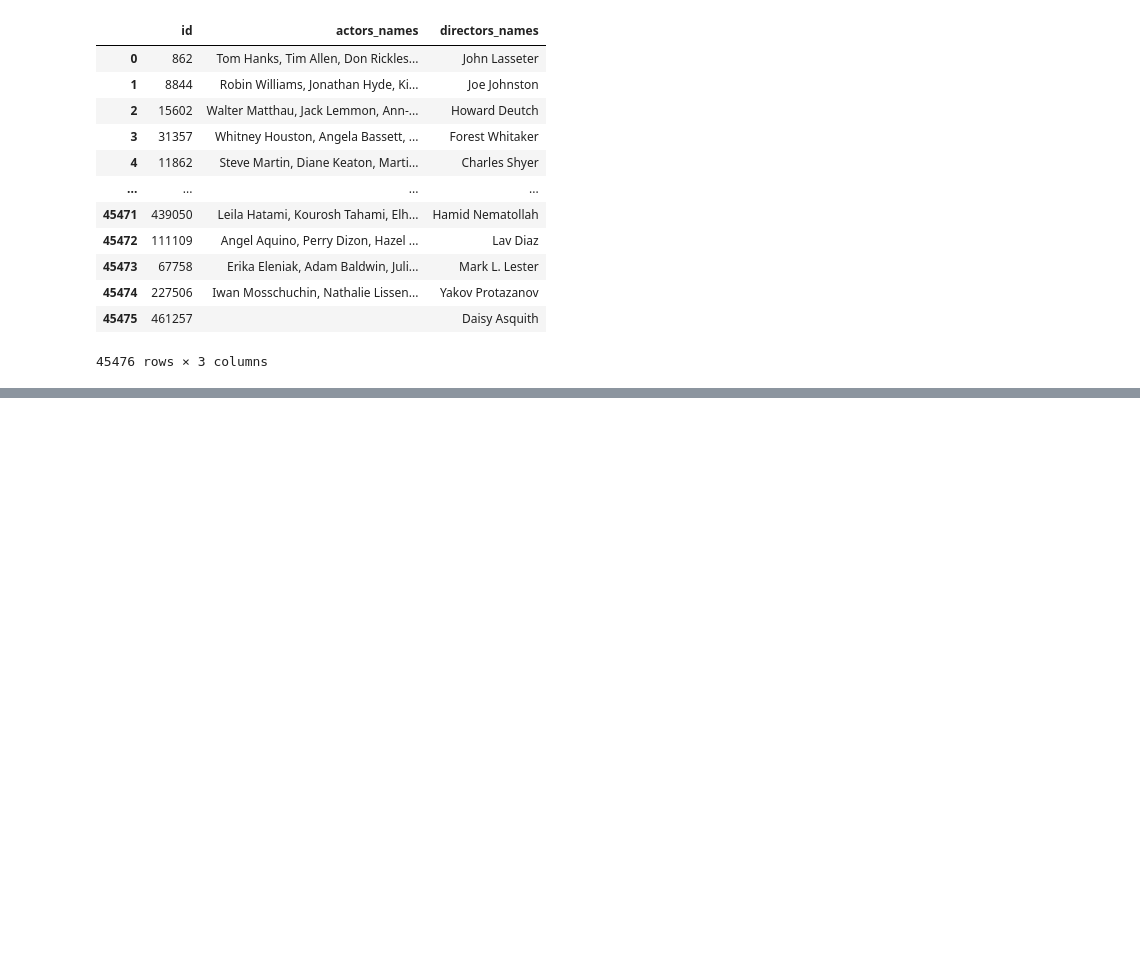
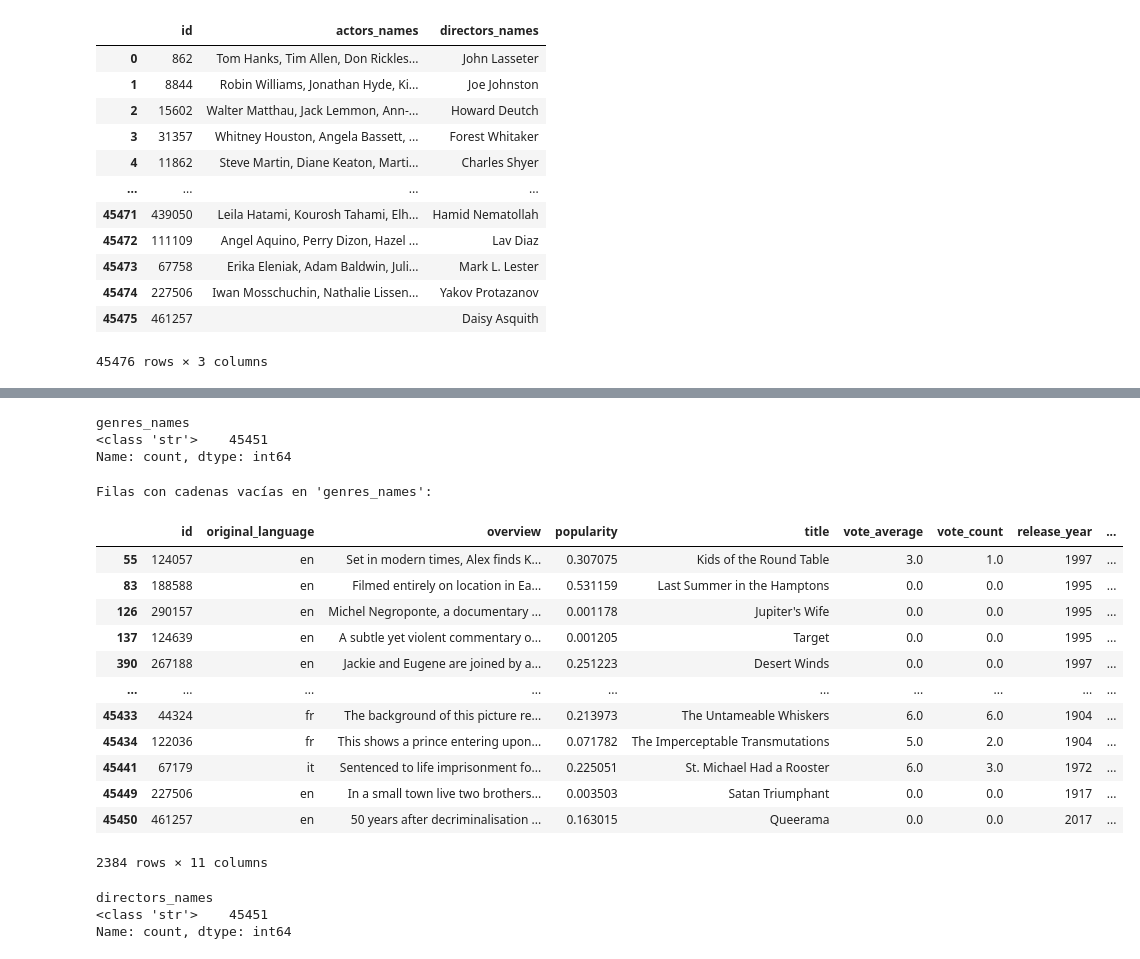
Before and after one commit to JulietaTrimarchi/primer-proyecto, a Jupyter notebook: EDA_modelo.ipynb, the cells around one changed output, grey strips where cells are left out. Drawn from its saved outputs; the diff is of its cells as text; code cells hidden in the pictures; blank space fills up the shorter version.

```diff
--- a/EDA_modelo.ipynb
+++ b/EDA_modelo.ipynb
@@ -72,0 +368,56 @@ data_total
+# %%
+# Columna 'genres_names'
+# Tipo de datos
+print(data_total['genres_names'].apply(type).value_counts())
+# %% [output]
+genres_names
+<class 'str'>    45451
+Name: count, dtype: int64
+# %%
+# creo una función para detectar cadenas vacías
+def is_empty_string(value:str)->bool:
+
+    """Verifica si el valor proporcionado es una cadena vacía.
+
+
+    Args:
+        value (str): El valor que se va a verificar.
+
+    Returns:
+        bool: True si el valor es una cadena vacía (después de eliminar espacios en blanco alrededor),de lo contrario, False.
+    """
+
+    return isinstance(value, str) and value.strip() == ''
+
+# Creo una máscara booleana para filas con cadenas vacías
+empty_string_mask = data_total['genres_names'].apply(is_empty_string)
+
+# Filtro las filas con cadenas vacías
+rows_with_empty_strings = data_total[empty_string_mask]
+
+# Muestro las filas con cadenas vacías
+print("Filas con cadenas vacías en 'genres_names':")
+rows_with_empty_strings
+# %% [output]
+Filas con cadenas vacías en 'genres_names':
+|  | id | original_language | overview | popularity | title | vote_average | vote_count | release_year | ... |
+| 55 | 124057 | en | Set in modern times, Alex finds K... | 0.307075 | Kids of the Round Table | 3.0 | 1.0 | 1997 | ... |
+| 83 | 188588 | en | Filmed entirely on location in Ea... | 0.531159 | Last Summer in the Hamptons | 0.0 | 0.0 | 1995 | ... |
+| 126 | 290157 | en | Michel Negroponte, a documentary ... | 0.001178 | Jupiter's Wife | 0.0 | 0.0 | 1995 | ... |
+| 137 | 124639 | en | A subtle yet violent commentary o... | 0.001205 | Target | 0.0 | 0.0 | 1995 | ... |
+| 390 | 267188 | en | Jackie and Eugene are joined by a... | 0.251223 | Desert Winds | 0.0 | 0.0 | 1997 | ... |
+| ... | ... | ... | ... | ... | ... | ... | ... | ... | ... |
+| 45433 | 44324 | fr | The background of this picture re... | 0.213973 | The Untameable Whiskers | 6.0 | 6.0 | 1904 | ... |
+| 45434 | 122036 | fr | This shows a prince entering upon... | 0.071782 | The Imperceptable Transmutations | 5.0 | 2.0 | 1904 | ... |
+| 45441 | 67179 | it | Sentenced to life imprisonment fo... | 0.225051 | St. Michael Had a Rooster | 6.0 | 3.0 | 1972 | ... |
+| 45449 | 227506 | en | In a small town live two brothers... | 0.003503 | Satan Triumphant | 0.0 | 0.0 | 1917 | ... |
+| 45450 | 461257 | en | 50 years after decriminalisation ... | 0.163015 | Queerama | 0.0 | 0.0 | 2017 | ... |
+2384 rows × 11 columns
+# %%
+# Columna 'directors_names'
+# Tipo de datos
+print(data_total['directors_names'].apply(type).value_counts())
+# %% [output]
+directors_names
+<class 'str'>    45451
+Name: count, dtype: int64
```
Also changed, not shown: parts of 14 cells of this notebook.
